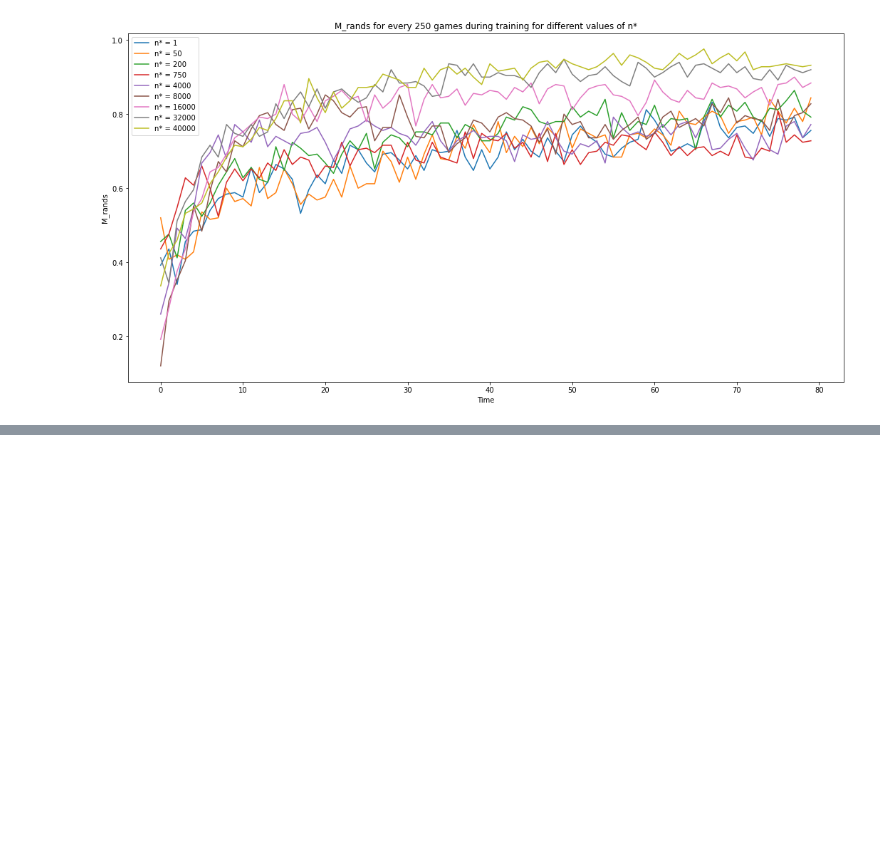
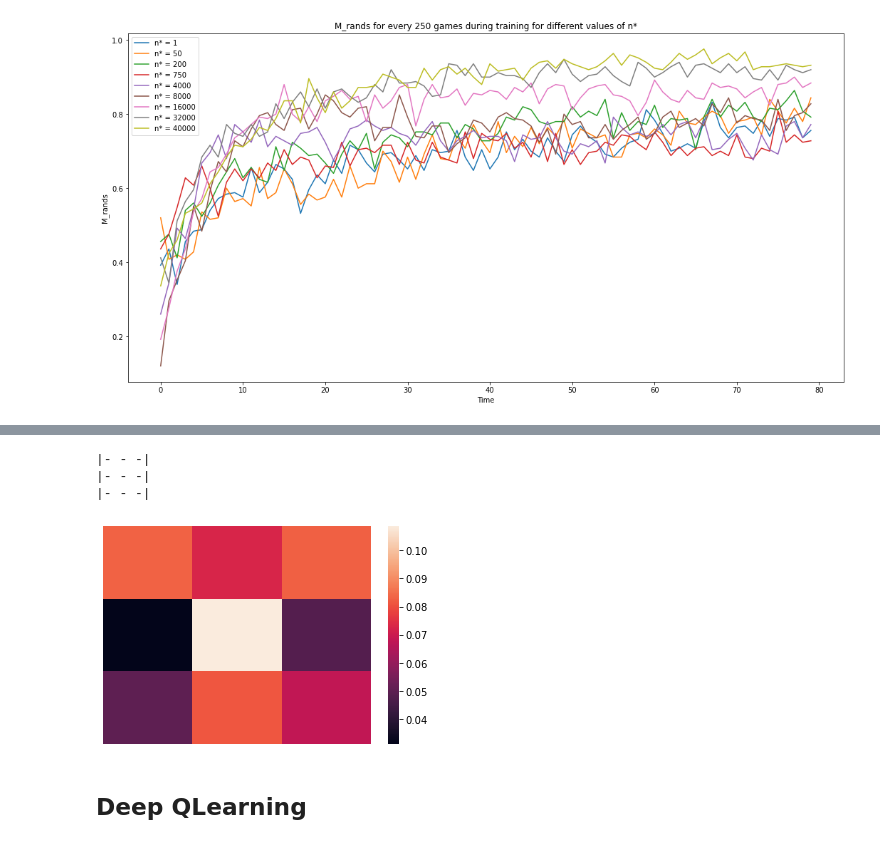
Before and after one commit to thurgarion2/tictactoe, a Jupyter notebook: tic_tac_toe.ipynb, the cells around one changed output, grey strips where cells are left out. Cells and saved outputs as stored; diff of their text form; code cells hidden in the pictures; blank space fills up the shorter version.

```diff
--- a/tic_tac_toe.ipynb
+++ b/tic_tac_toe.ipynb
@@ -846,0 +953,13 @@ plt.show()
+# %%
+env = TictactoeEnv()
+grid, _, _ = env.observe()
+env.render()
+
+show_actions(q_player, grid)
+# %% [output]
+|- - -|
+|- - -|
+|- - -|
+[figure, added]
+# %% [markdown]
+## Deep QLearning
```
Also changed, not shown: parts of 24 cells of this notebook, 1 other file.
